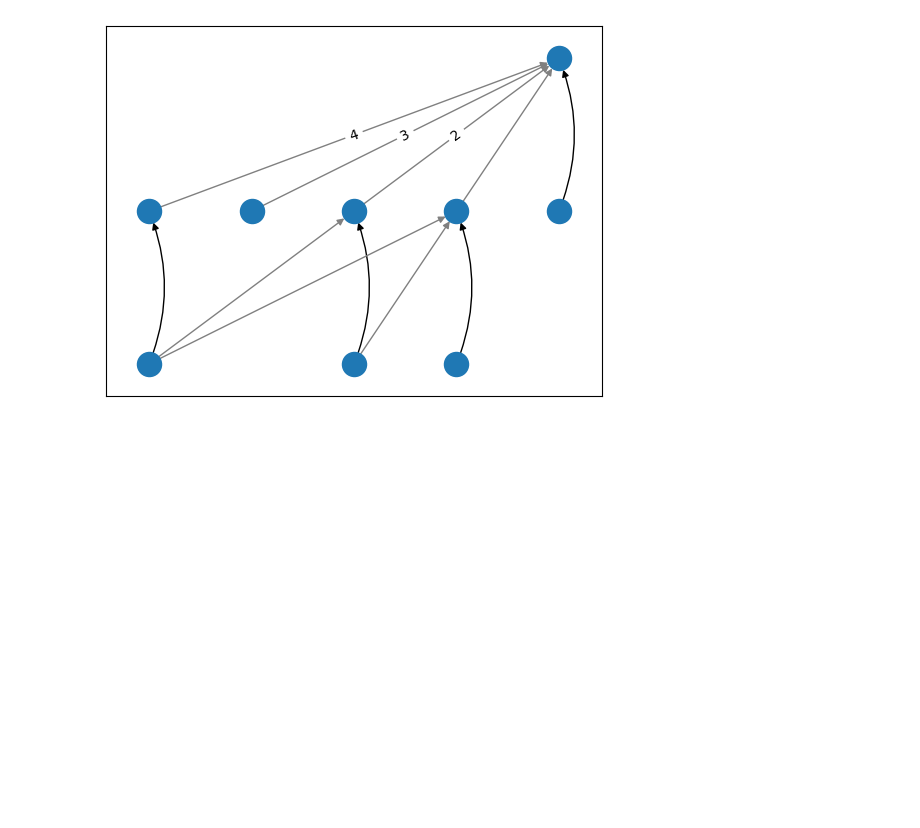
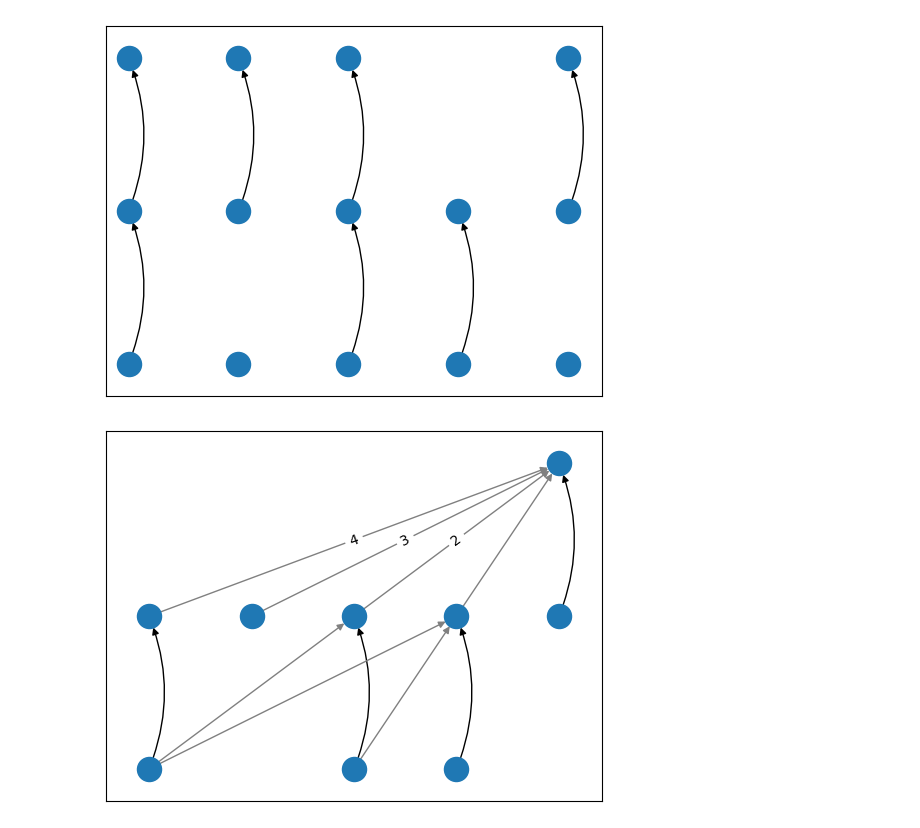
Before and after one commit to Feelx234/temp-nestmodel, a Jupyter notebook: VisualizationDemo.ipynb, the cells around one changed output. Saved outputs shown, nothing was run; the diff lists cells and outputs as text; code cells hidden in the pictures; blank space fills up the shorter version.

```diff
--- a/VisualizationDemo.ipynb
+++ b/VisualizationDemo.ipynb
@@ -34,6 +38,10 @@ edges2 = np.array([[0,1], [1,2]], dtype=np.uint32)
 edges3 = np.array([[0,1]], dtype=np.uint32)
 G3 = SparseTempFastGraph([edges0, edges1, edges2, edges3, edges1], is_directed=True)
 G3_d = TempFastGraph([edges0, edges1, edges2, edges3, edges1], is_directed=True)
+# %%
+draw_networkx_temp(G3)
+# %% [output]
+[figure, added]
 # %%
 draw_networkx_causal(G3.get_sparse_causal_completion())
 # %% [output]
```
Also changed, not shown: parts of 10 cells of this notebook, 2 other files.
